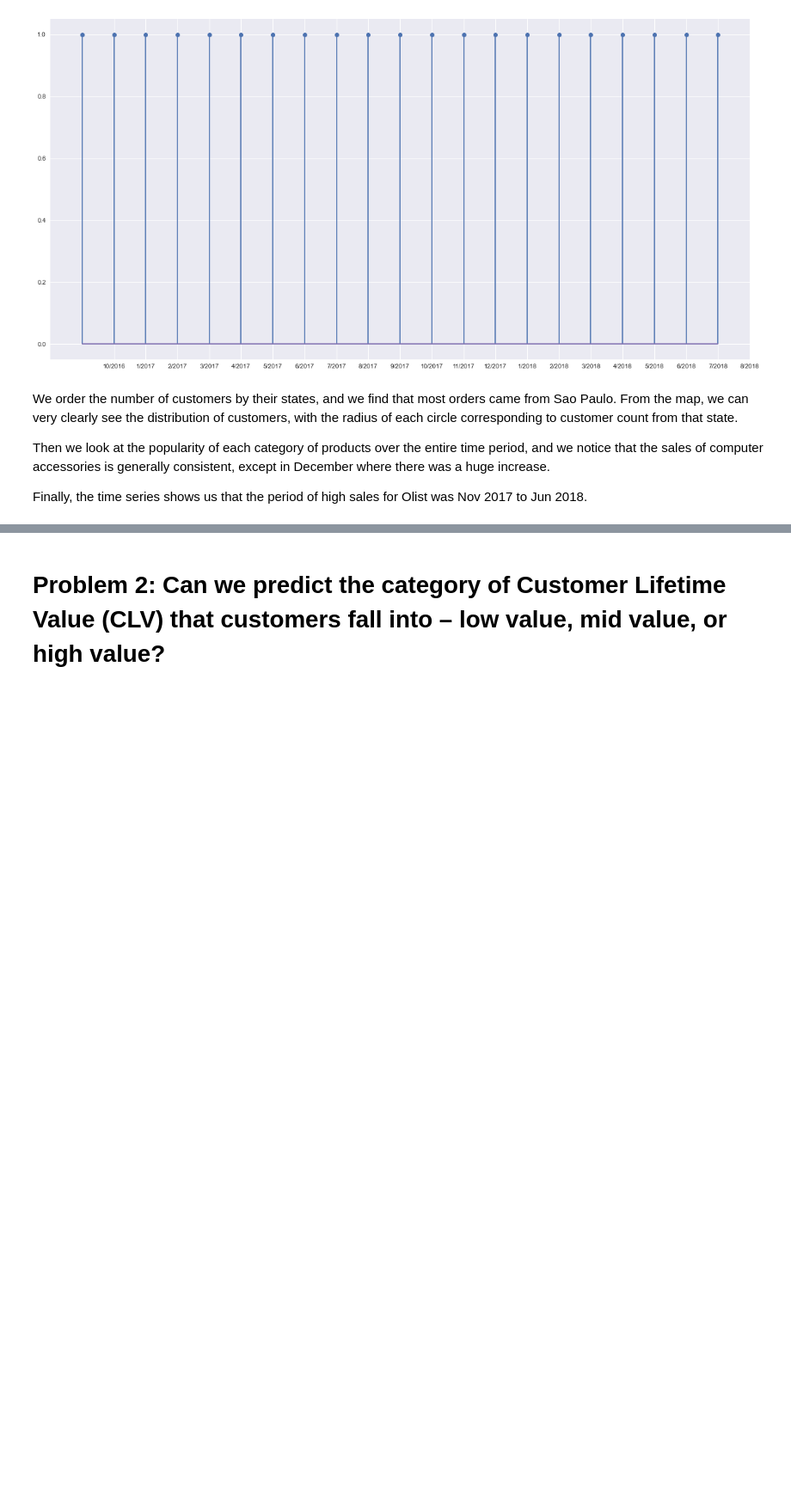
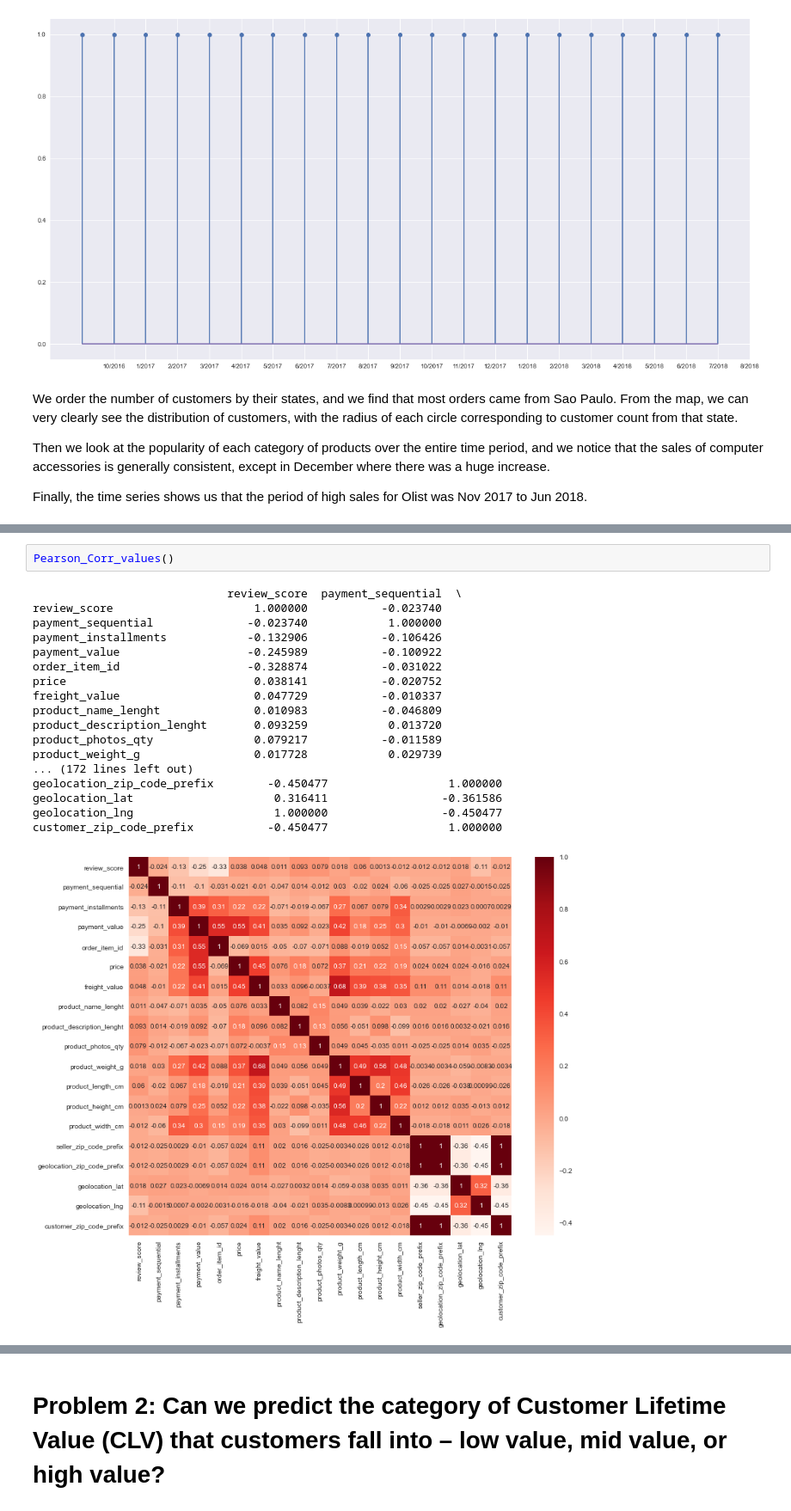
Before and after one commit to peilunnn/CZ1115-DS-Project, a Jupyter notebook: Olist_Master_Notebook.ipynb, the cells around one changed output, grey strips where cells are left out. Shown: that part at 86% size. Saved outputs shown, nothing was run; the diff lists cells and outputs as text; blank space fills up the shorter version.

```diff
--- a/Olist_Master_Notebook.ipynb
+++ b/Olist_Master_Notebook.ipynb
@@ -61,0 +70,21 @@ Finally, the time series shows us that the period of high sales for Olist was No
+# %%
+Pearson_Corr_values()
+# %% [output]
+                             review_score  payment_sequential  \
+review_score                     1.000000           -0.023740
+payment_sequential              -0.023740            1.000000
+payment_installments            -0.132906           -0.106426
+payment_value                   -0.245989           -0.100922
+order_item_id                   -0.328874           -0.031022
+price                            0.038141           -0.020752
+freight_value                    0.047729           -0.010337
+product_name_lenght              0.010983           -0.046809
+product_description_lenght       0.093259            0.013720
+product_photos_qty               0.079217           -0.011589
+product_weight_g                 0.017728            0.029739
+... (172 lines left out)
+geolocation_zip_code_prefix        -0.450477                  1.000000
+geolocation_lat                     0.316411                 -0.361586
+geolocation_lng                     1.000000                 -0.450477
+customer_zip_code_prefix           -0.450477                  1.000000
+[figure, added]
```
Also changed, not shown: parts of 23 cells of this notebook.
